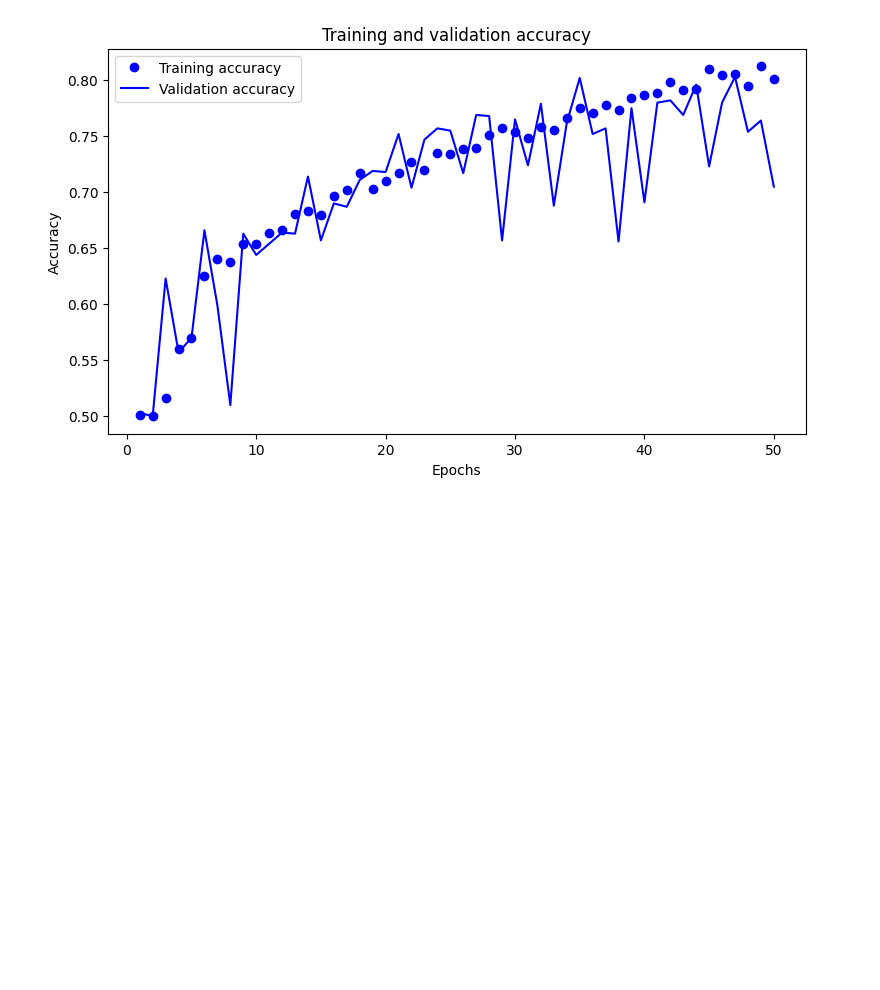
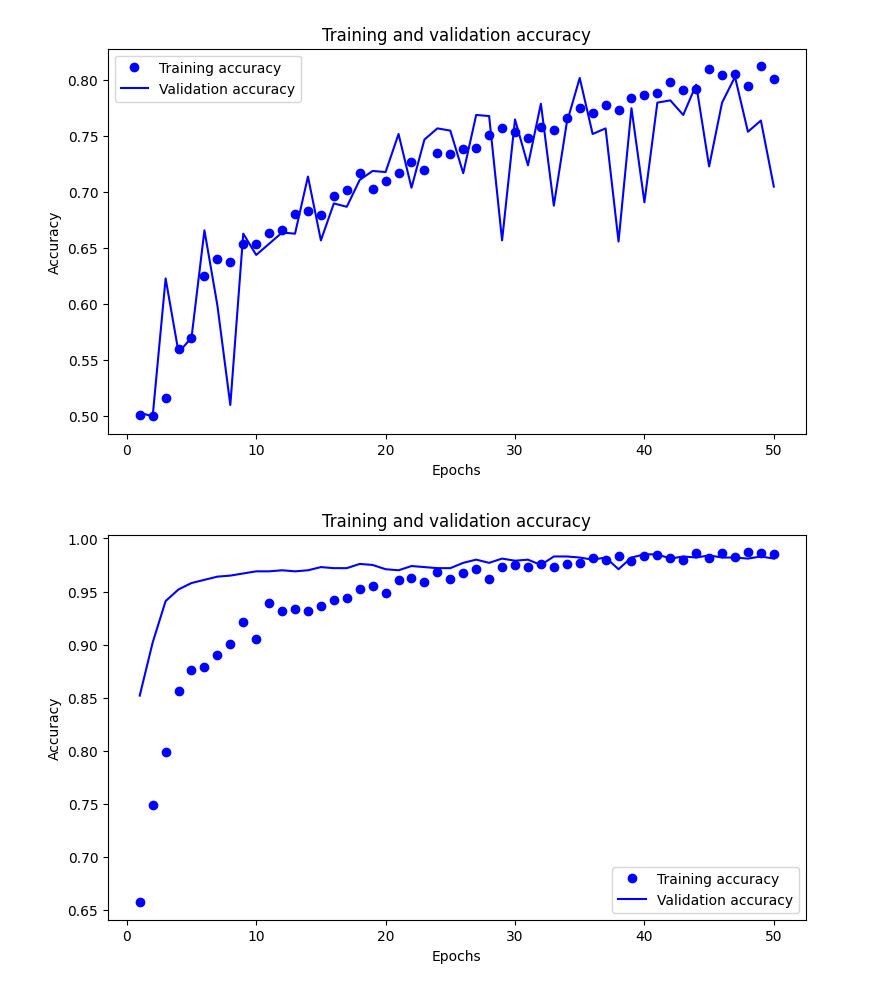
Before and after one commit to hemasree798/CSCN8010-labs, a Jupyter notebook: Dogs_vs_cats_classification.ipynb, the cells around one changed output. Cells and saved outputs as stored; diff of their text form; code cells hidden in the pictures; blank space fills up the shorter version.

```diff
--- a/Dogs_vs_cats_classification.ipynb
+++ b/Dogs_vs_cats_classification.ipynb
@@ -291,6 +447,6 @@ plot_training_val_loss(history)
 # %%
 def plot_training_val_accuracy(model_history):
-    history_dict = history.history
+    history_dict = model_history.history
     plt.figure(figsize=(9, 5))
     acc_values = history_dict["accuracy"]
     val_acc_values = history_dict["val_accuracy"]
@@ -305,3 +461,7 @@ def plot_training_val_accuracy(model_history):
 plot_training_val_accuracy(history)
 # %% [output]
 [figure]
+# %%
+plot_training_val_accuracy(VGG16_model_history)
+# %% [output]
+[figure, added]
```
Also changed, not shown: parts of 23 cells of this notebook.
